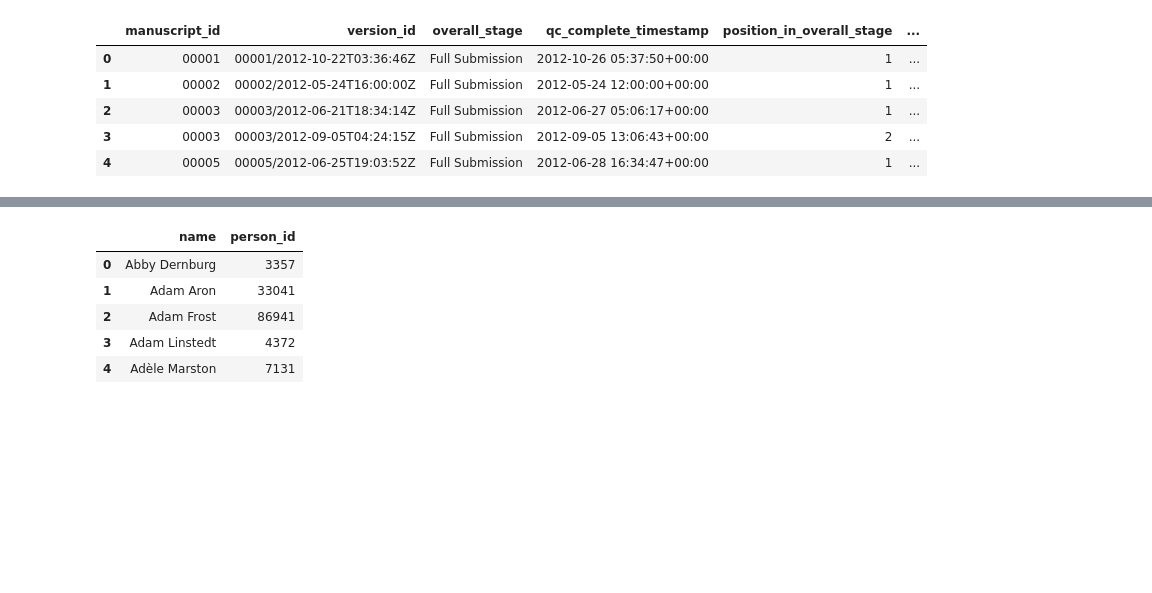
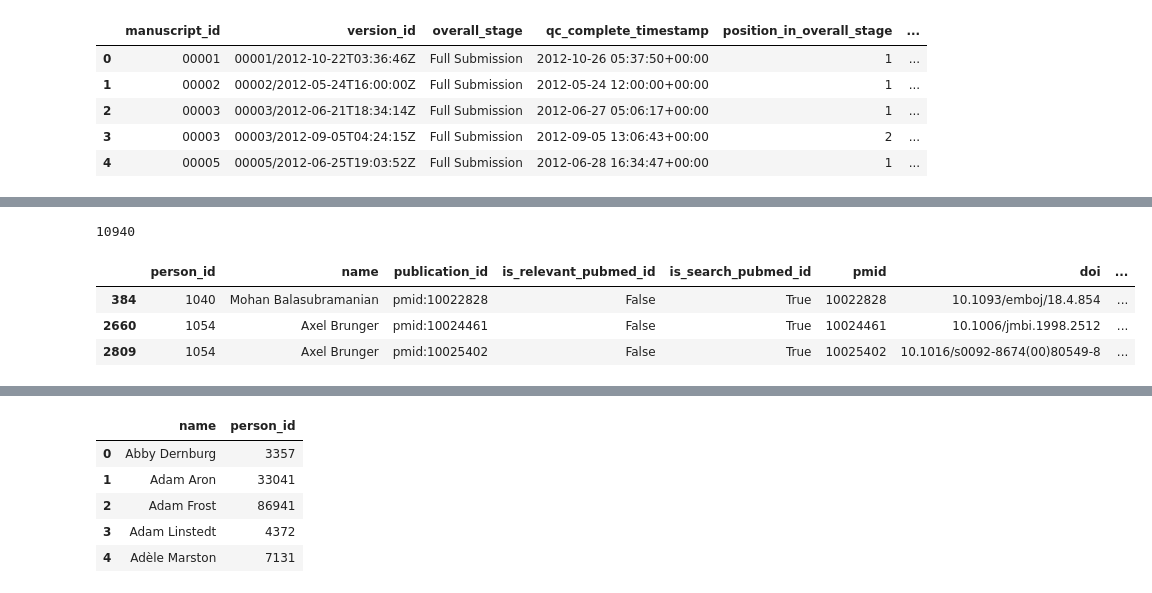
Before and after one commit to elifesciences/data-science-dags, a Jupyter notebook: notebooks/peerscout/peerscout-build-reviewing-editor-profiles.ipynb, the cells around one changed output, grey strips where cells are left out. Drawn from its saved outputs; the diff is of its cells as text; code cells hidden in the pictures; blank space fills up the shorter version.

```diff
--- a/notebooks/peerscout/peerscout-build-reviewing-editor-profiles.ipynb
+++ b/notebooks/peerscout/peerscout-build-reviewing-editor-profiles.ipynb
@@ -235,2 +334,24 @@ unique manuscript ids: 7849
 duplicate manuscript ids (if any):
 |  | manuscript_id | version_id | overall_stage | qc_complete_timestamp | position_in_overall_stage | ... |
+# %%
+editor_publications_with_extracted_keywords_df = (
+    reviewing_editors_df[['person_id', 'name']]
+    .merge(
+        editor_publication_ids_df
+        [['person_id', 'publication_id', 'is_relevant_pubmed_id', 'is_search_pubmed_id']],
+        on='person_id'
+    )
+    .merge(
+        publications_extracted_keywords_df,
+        on='publication_id',
+        suffixes=('', '_extracted')
+    )
+).sort_values(['publication_id', 'person_id']).copy()
+print(len(editor_publications_with_extracted_keywords_df))
+editor_publications_with_extracted_keywords_df.head(3)
+# %% [output]
+10940
+|  | person_id | name | publication_id | is_relevant_pubmed_id | is_search_pubmed_id | pmid | doi | ... |
+| 384 | 1040 | Mohan Balasubramanian | pmid:10022828 | False | True | 10022828 | 10.1093/emboj/18.4.854 | ... |
+| 2660 | 1054 | Axel Brunger | pmid:10024461 | False | True | 10024461 | 10.1006/jmbi.1998.2512 | ... |
+| 2809 | 1054 | Axel Brunger | pmid:10025402 | False | True | 10025402 | 10.1016/s0092-8674(00)80549-8 | ... |
```
Also changed, not shown: parts of 17 cells of this notebook, 2 other files.
